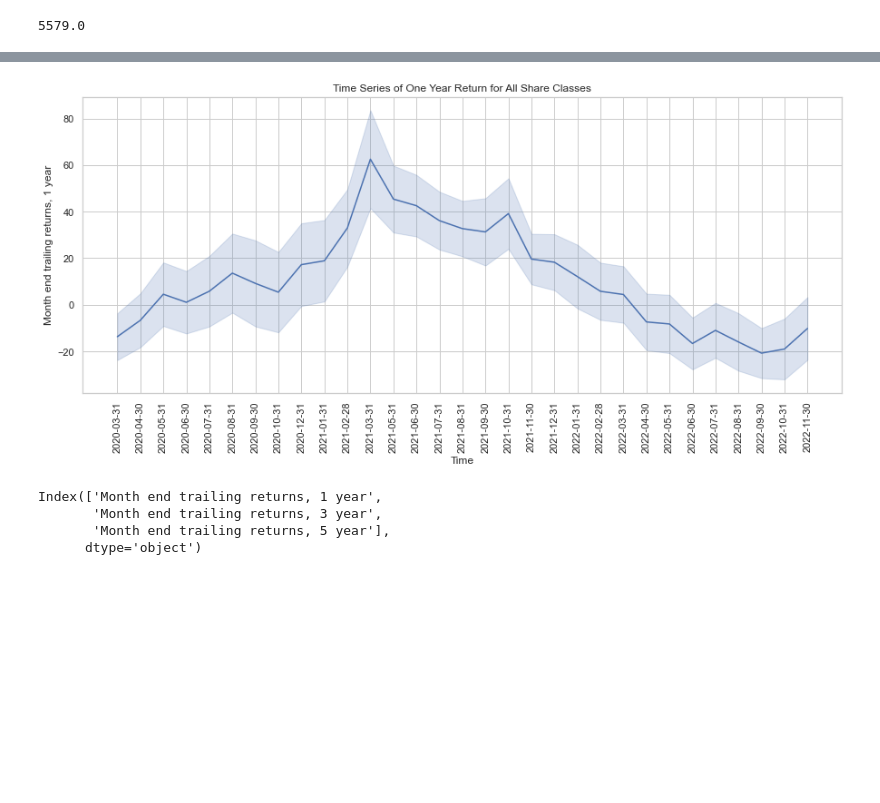
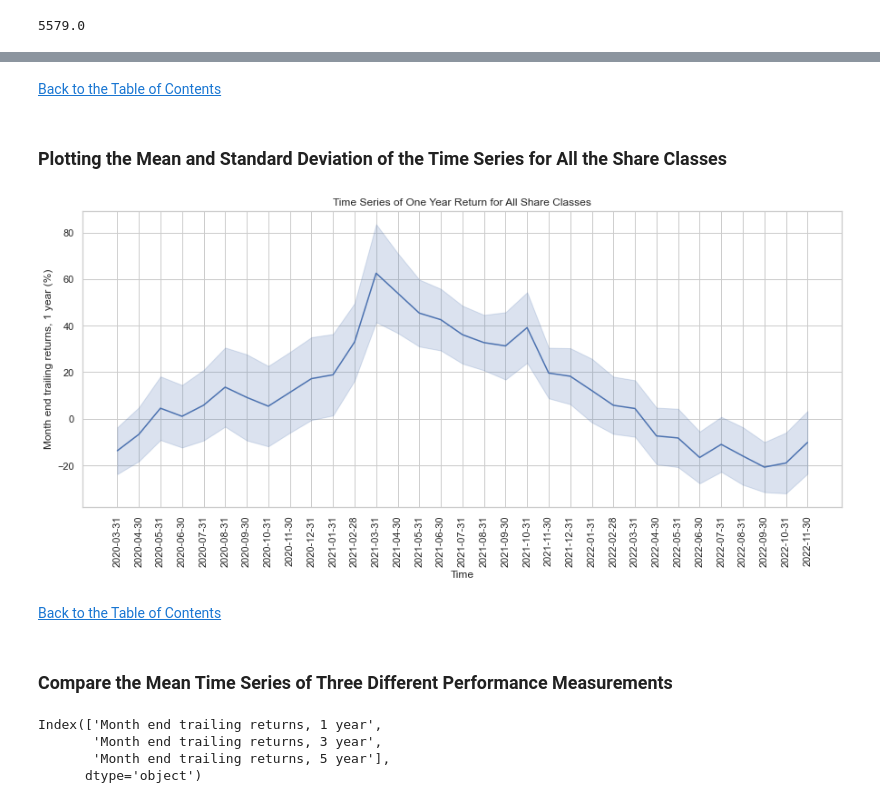
Before and after one commit to melaine-000/Capstone-2, a Jupyter notebook: EDA.ipynb, the cells around one changed output, grey strips where cells are left out. Drawn from its saved outputs; the diff is of its cells as text; code cells hidden in the pictures; blank space fills up the shorter version.

```diff
--- a/EDA.ipynb
+++ b/EDA.ipynb
@@ -79,19 +171,33 @@ grouped_data.head()
+# %% [markdown]
+[Back to the Table of Contents](#0)
+# %% [markdown]
+<a id="4.2"></a>
+### Plotting the Mean and Standard Deviation of the Time Series for All the Share Classes
+# %%
+# load the imputed data
+
+new_data = pd.read_csv('data/imputed_time_series_data.csv')
 # %%
 sns.set(style='whitegrid')
 plt.figure(figsize=(15, 6))
 
 # Plot the mean time series using Seaborn's lineplot with stadard deviation
-sns.lineplot(data=grouped_data,
+sns.lineplot(data=new_data,
              x='Financial performance as-of date',
              y='Month end trailing returns, 1 year',
              ci = 'sd')
 plt.xlabel('Time')
-plt.ylabel('Month end trailing returns, 1 year')
+plt.ylabel('Month end trailing returns, 1 year (%)')
 plt.title('Time Series of One Year Return for All Share Classes')
 plt.grid(True)
 
 plt.xticks(rotation = 90)
 plt.show()
 # %% [output]
-[figure, old version]
+[figure, new version]
+# %% [markdown]
+[Back to the Table of Contents](#0)
+# %% [markdown]
+<a id="4.3"></a>
+### Compare the Mean Time Series of Three Different Performance Measurements
 # %%
```
Also changed, not shown: parts of 19 cells of this notebook.
